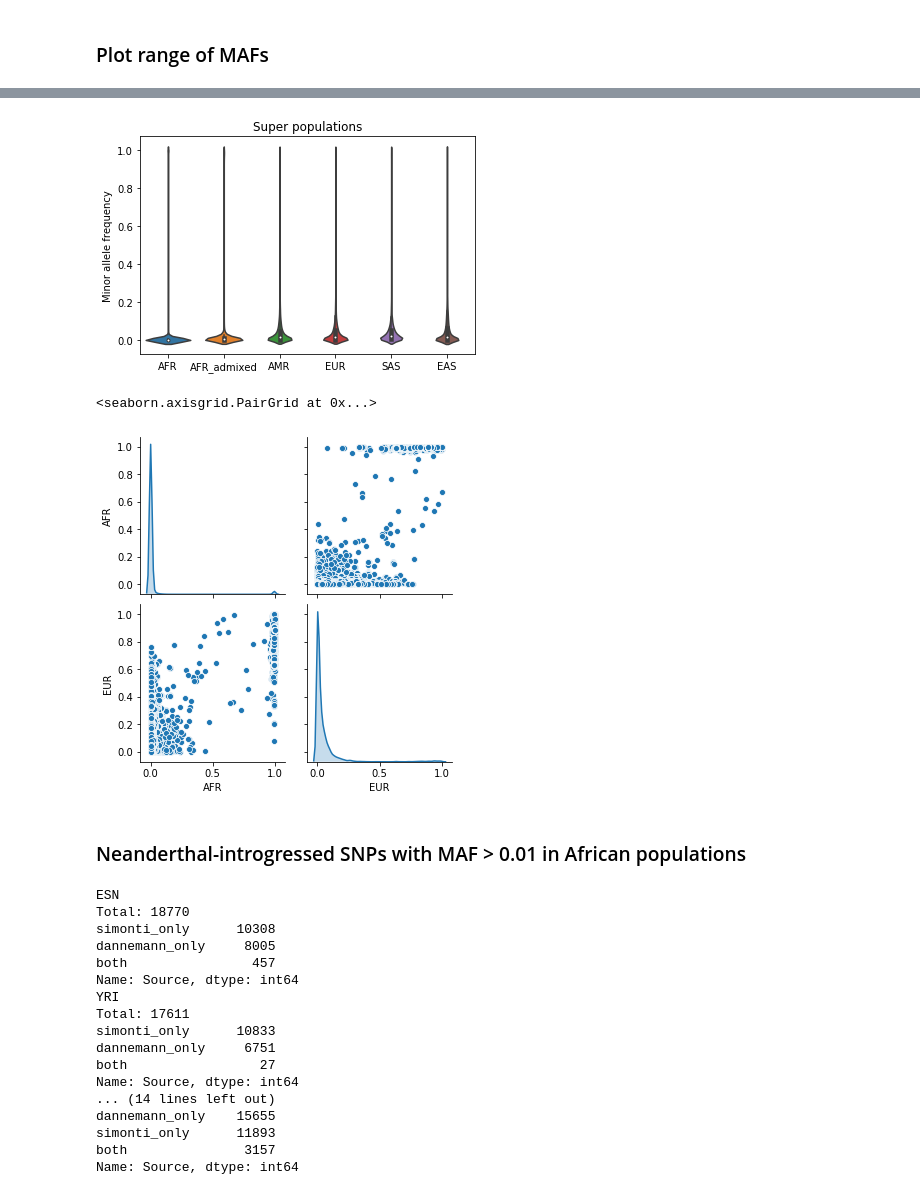
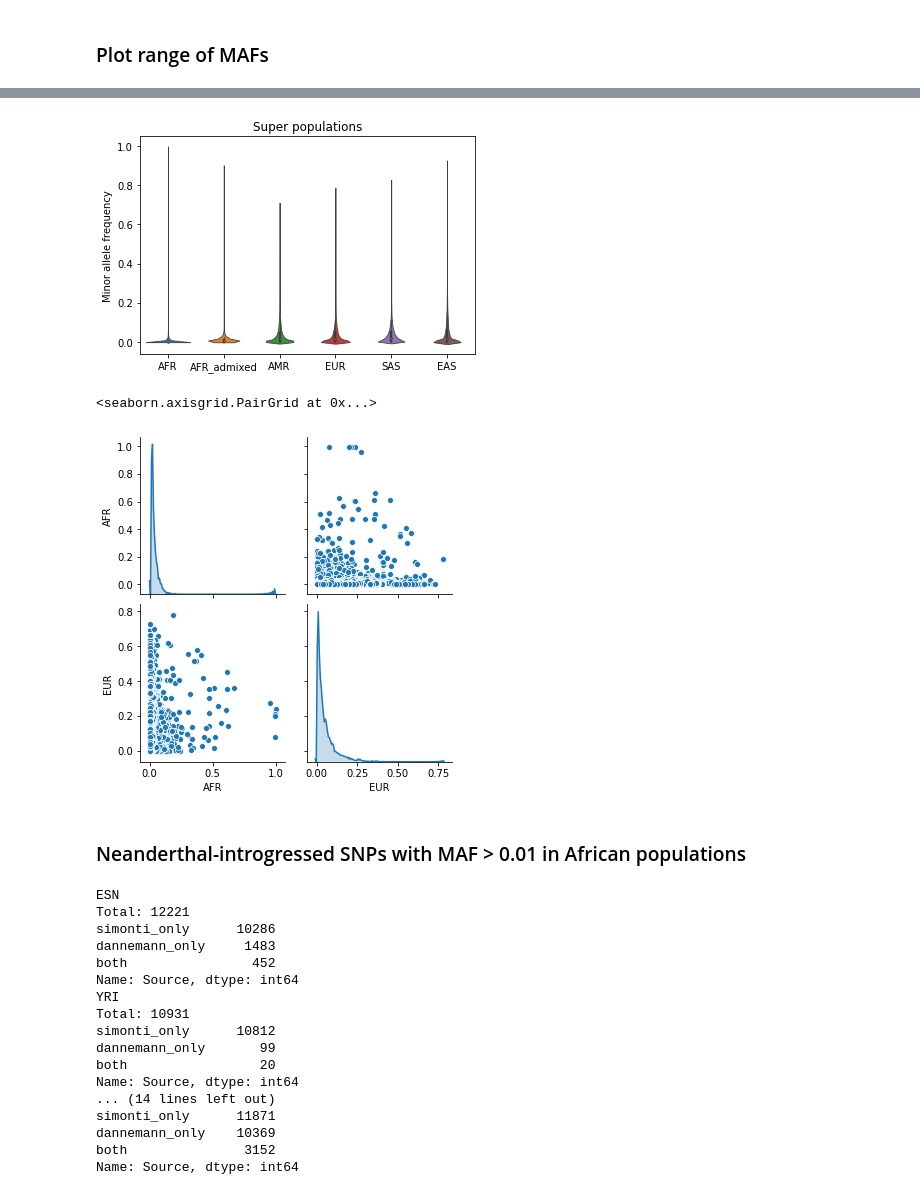
Before and after one commit to blz349/neanderthal_introgression, a Jupyter notebook: neanderthal/neanderthal_allpopulation_mafs.ipynb, the cells around one changed output, grey strips where cells are left out. Saved outputs shown, nothing was run; the diff lists cells and outputs as text; code cells hidden in the pictures.

```diff
--- a/neanderthal/neanderthal_allpopulation_mafs.ipynb
+++ b/neanderthal/neanderthal_allpopulation_mafs.ipynb
@@ -19,11 +19,9 @@ from matplotlib_venn import venn3
 # %%
 # Load allpop_df
-allpop_df = pd.read_csv("allpop_df.csv")
-allpop_df = allpop_df.drop(columns='Unnamed: 0')
+allpop_df = pd.read_csv("allpop_fixed.csv")
 allpop_df[['Source', 'ID', 'Major', 'Minor']] = allpop_df[['Source', 'ID', 'Major', 'Minor']].astype('str')
 allpop_df.drop('EUR', axis=1, inplace=True) # Remove EUR column which is a super population
 allpop = allpop_df.dropna()
-allpop = allpop.drop_duplicates(subset=['Chromosome', 'Position'])
 
 allpop.head()
 # %% [output]
@@ -183,27 +181,26 @@ plt.show()
 # %%
 # Super populations
 # Get means
-allpop.loc[:, 'AFR'] = allpop[['ESN', 'YRI', 'MSL', 'GWD', 'LWK']].mean(axis=1)
-allpop.loc[:, 'AFR_admixed'] = allpop[['ACB', 'ASW']].mean(axis=1)
-allpop.loc[:, 'AMR'] = allpop[['PUR', 'CLM', 'MXL', 'PEL']].mean(axis=1)
-allpop.loc[:, 'EUR'] = allpop[['IBS', 'TSI', 'GBR', 'CEU', 'FIN']].mean(axis=1)
-allpop.loc[:, 'SAS'] = allpop[['STU', 'ITU', 'PJL', 'GIH', 'BEB']].mean(axis=1)
-allpop.loc[:, 'EAS'] = allpop[['KHV', 'CDX', 'JPT', 'CHB']].mean(axis=1)
-allpop[['AFR', 'AFR_admixed', 'AMR', 'EUR', 'SAS', 'EAS']].describe()
+allpop.loc[:,'AFR'] = allpop.loc[:,['ESN', 'YRI', 'MSL', 'GWD', 'LWK']].mean(axis=1)
+allpop.loc[:,'AFR_admixed'] = allpop.loc[:,['ACB', 'ASW']].mean(axis=1)
+allpop.loc[:,'AMR'] = allpop.loc[:,['PUR', 'CLM', 'MXL', 'PEL']].mean(axis=1)
+allpop.loc[:,'EUR'] = allpop.loc[:,['IBS', 'TSI', 'GBR', 'CEU', 'FIN']].mean(axis=1)
+allpop.loc[:,'SAS'] = allpop.loc[:,['STU', 'ITU', 'PJL', 'GIH', 'BEB']].mean(axis=1)
+allpop.loc[:,'EAS'] = allpop.loc[:,['KHV', 'CDX', 'JPT', 'CHB']].mean(axis=1)
 
 order = ['AFR', 'AFR_admixed', 'AMR', 'EUR', 'SAS', 'EAS']
-sns.violinplot(data=allpop[['AFR', 'AFR_admixed', 'AMR', 'EUR', 'SAS', 'EAS']], order=order)
+sns.violinplot(data=allpop[['AFR', 'AFR_admixed', 'AMR', 'EUR', 'SAS', 'EAS']], order=order, linewidth=0.8)
 plt.ylabel("Minor allele frequency")
 plt.title("Super populations")
 plt.show()
 # %% [output]
-[figure, old version]
+[figure, new version]
 # %%
 # Pairplot between AFR & EUR superpopulations
 sns.pairplot(allpop[['AFR', 'EUR']], diag_kind="kde")
 # %% [output]
 <seaborn.axisgrid.PairGrid at 0x...>
-[figure, old version]
+[figure, new version]
 # %% [markdown]
 ### Neanderthal-introgressed SNPs with MAF > 0.01 in African populations
 # %%
@@ -213,21 +210,21 @@ for pop in ['ESN', 'YRI', 'MSL', 'GWD', 'LWK']:
     print('\033[1m' + pop + '\033[0m', 'Total: ' + str(len(df)), df['Source'].value_counts(), sep='\n')
 # %% [output]
 ESN
-Total: 18770
-simonti_only      10308
-dannemann_only     8005
-both                457
+Total: 12221
+simonti_only      10286
+dannemann_only     1483
+both                452
 Name: Source, dtype: int64
 YRI
-Total: 17611
-simonti_only      10833
-dannemann_only     6751
-both                 27
+Total: 10931
+simonti_only      10812
+dannemann_only       99
+both                 20
 Name: Source, dtype: int64
 ... (14 lines left out)
-dannemann_only    15655
-simonti_only      11893
-both               3157
+simonti_only      11871
+dannemann_only    10369
+both               3152
 Name: Source, dtype: int64
 # %%
 # Venn diagram for GWD
```
Also changed, not shown: parts of 16 cells of this notebook.
